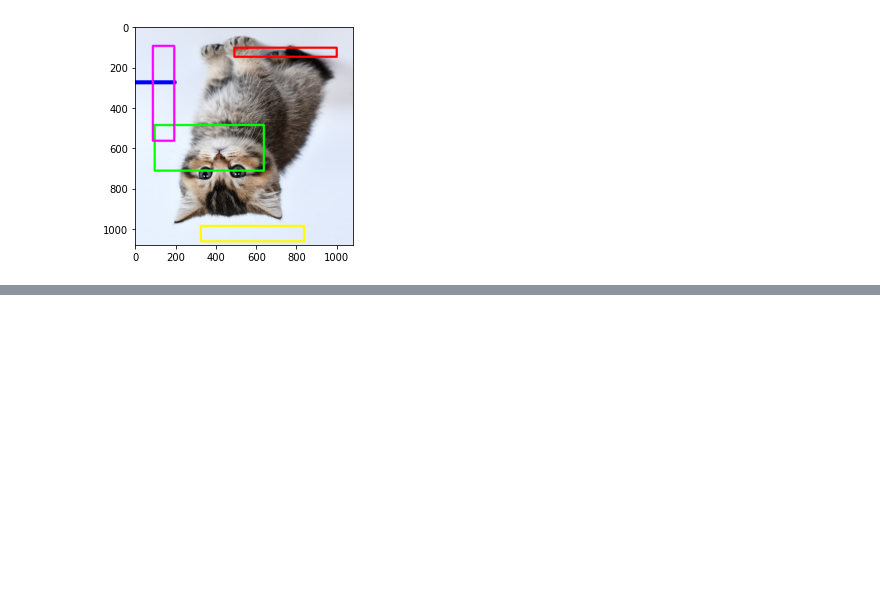
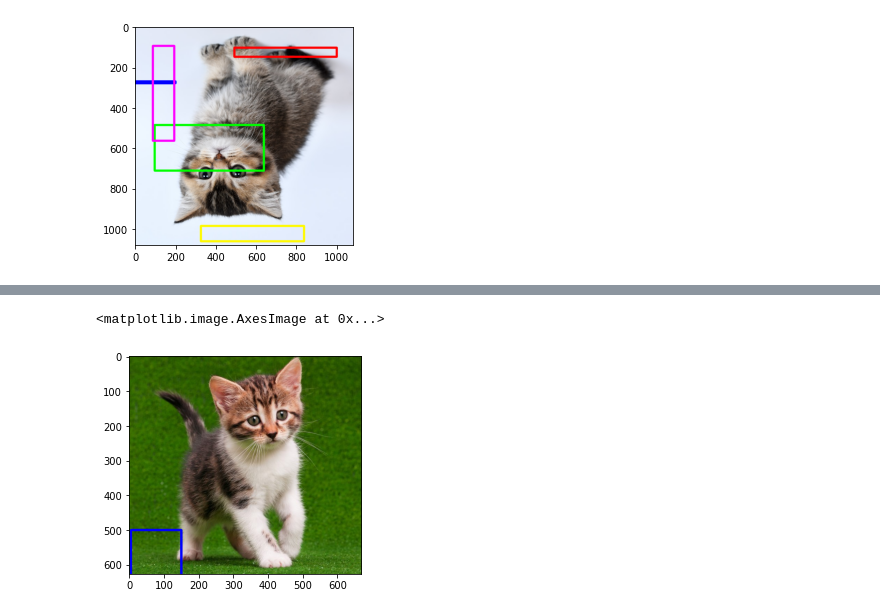
Before and after one commit to ahmadalwi425/PCVK_Genap_2022, a Jupyter notebook: Week2.ipynb, the cells around one changed output, grey strips where cells are left out. Saved outputs shown, nothing was run; the diff lists cells and outputs as text; code cells hidden in the pictures; blank space fills up the shorter version.

```diff
--- a/Week2.ipynb
+++ b/Week2.ipynb
@@ -202,0 +207,9 @@ plt.imshow(imgFoto3)
+# %%
+imgKitten = cv.imread('/content/drive/MyDrive/kampus/PCVK/kitten01.jpg')
+imgKitten2 = imgKitten
+imgKitten3 = cv.cvtColor(imgKitten,cv.COLOR_BGR2RGB)
+cv.rectangle(imgKitten3,pt1=(5,imgKitten3.shape[1]-5),pt2=(150,500),color=(0,0,255),thickness=5)
+plt.imshow(imgKitten3)
+# %% [output]
+<matplotlib.image.AxesImage at 0x...>
+[figure, added]
```
Also changed, not shown: parts of 4 cells of this notebook.
